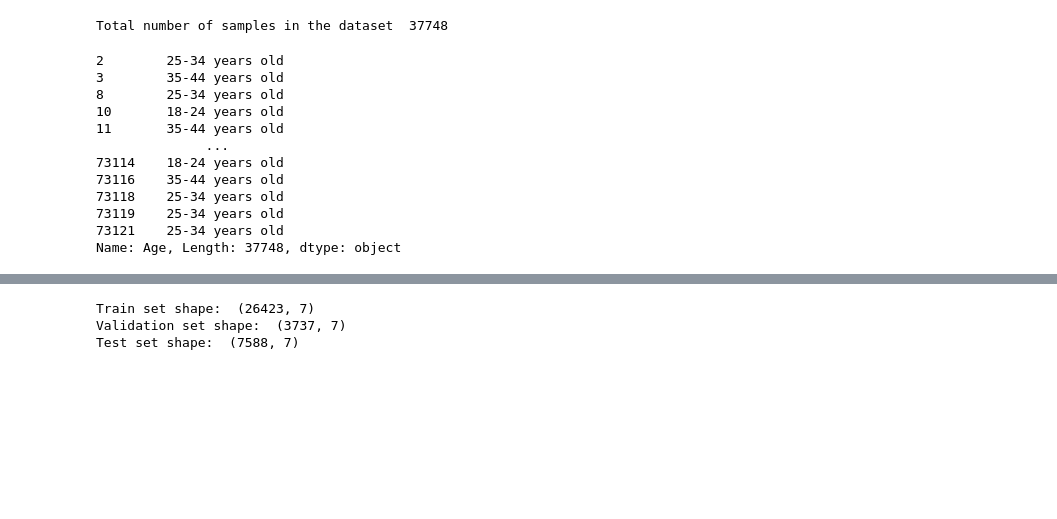
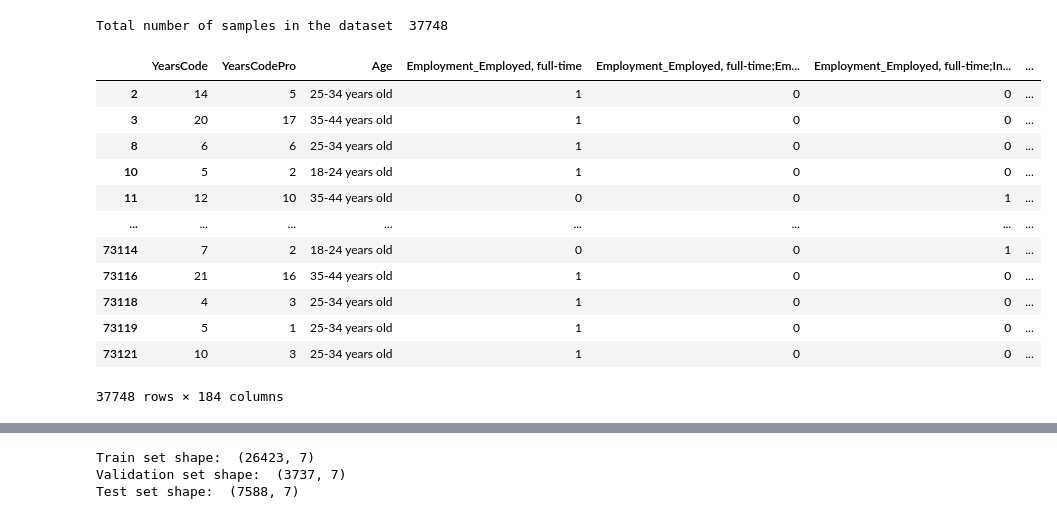
Before and after one commit to srjheam/ufes-stastacksurvey22, a Jupyter notebook: analysis.ipynb, the cells around one changed output, grey strips where cells are left out. Cells and saved outputs as stored; diff of their text form; code cells hidden in the pictures; blank space fills up the shorter version.

```diff
--- a/analysis.ipynb
+++ b/analysis.ipynb
@@ -42,47 +42,49 @@ Total number of samples in the dataset  37748
 # https://www.reddit.com/r/learnmachinelearning/comments/nc3vn5/please_help_me_in_understanding_when_to_use_label/
 #
 
 # preprocess list of classes
 
 feature_data = data[features_cols]
 
 # Apply one-hot encoding to categorical columns
 
 categorical_cols = ['Employment', 'RemoteWork', 'EdLevel', 'Country']
 data_encoded = pd.get_dummies(feature_data, columns=categorical_cols)
 
 # Define mapping for range of numbers
 age_mapping = {
     'Under 18 years old': 1,
     '18-24 years old': 2,
     '25-34 years old': 3,
     '35-44 years old': 4,
     '45-54 years old': 5,
     '55-64 years old': 6,
     '65 years or older': 7
 }
 
 # Apply mapping to 'Age'
-data['Age'] = data['Age'].map(age_mapping)
+
+data_encoded['Age'] = data['Age'].map(age_mapping)
 
 # drop old columns
 
 # concatenate the original data with the new one-hot encoded columns
 
-data_encoded['Age']
+data_encoded
 # %% [output]
+|  | YearsCode | YearsCodePro | Age | Employment_Employed, full-time | Employment_Employed, full-time;Em... | Employment_Employed, full-time;In... | ... |
+| 2 | 14 | 5 | 25-34 years old | 1 | 0 | 0 | ... |
+| 3 | 20 | 17 | 35-44 years old | 1 | 0 | 0 | ... |
+| 8 | 6 | 6 | 25-34 years old | 1 | 0 | 0 | ... |
+| 10 | 5 | 2 | 18-24 years old | 1 | 0 | 0 | ... |
+| 11 | 12 | 10 | 35-44 years old | 0 | 0 | 1 | ... |
+| ... | ... | ... | ... | ... | ... | ... | ... |
+| 73114 | 7 | 2 | 18-24 years old | 0 | 0 | 1 | ... |
+| 73116 | 21 | 16 | 35-44 years old | 1 | 0 | 0 | ... |
+| 73118 | 4 | 3 | 25-34 years old | 1 | 0 | 0 | ... |
+| 73119 | 5 | 1 | 25-34 years old | 1 | 0 | 0 | ... |
+| 73121 | 10 | 3 | 25-34 years old | 1 | 0 | 0 | ... |
-2        25-34 years old
-3        35-44 years old
-8        25-34 years old
-10       18-24 years old
-11       35-44 years old
-              ...
-73114    18-24 years old
-73116    35-44 years old
-73118    25-34 years old
-73119    25-34 years old
-73121    25-34 years old
-Name: Age, Length: 37748, dtype: object
+37748 rows × 184 columns
 # %%
 # select target variable
 
```
Also changed, not shown: parts of 1 cell of this notebook.
